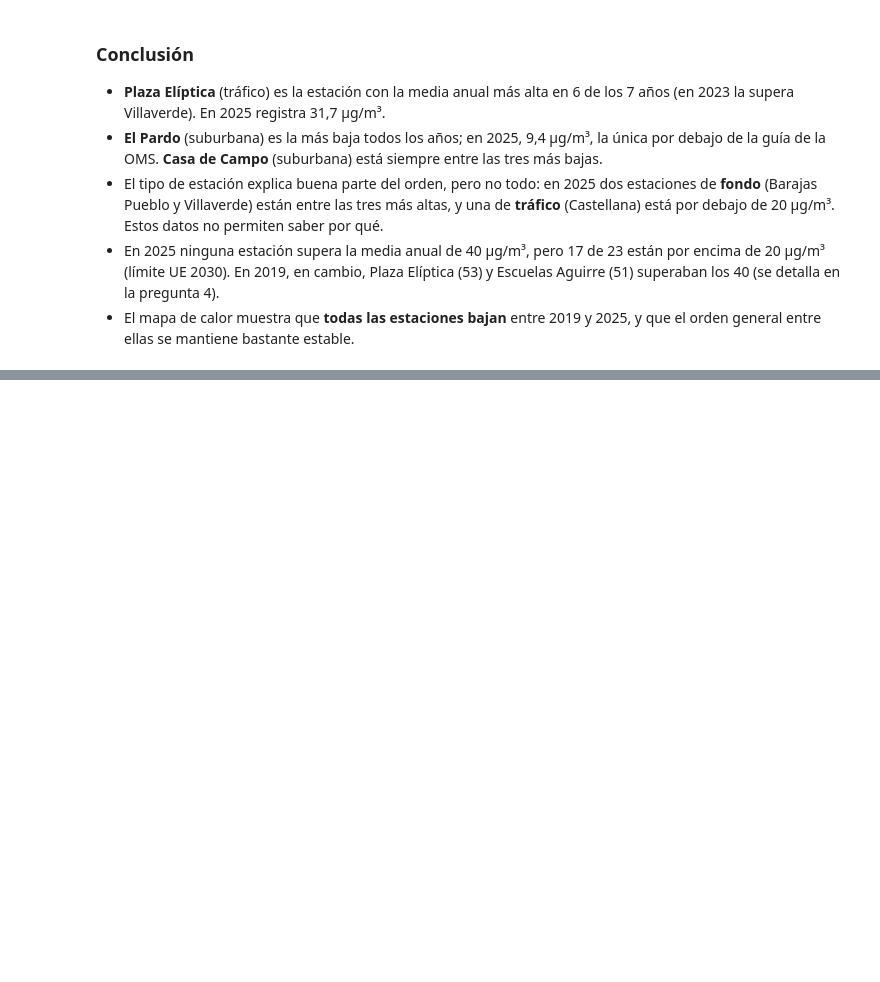
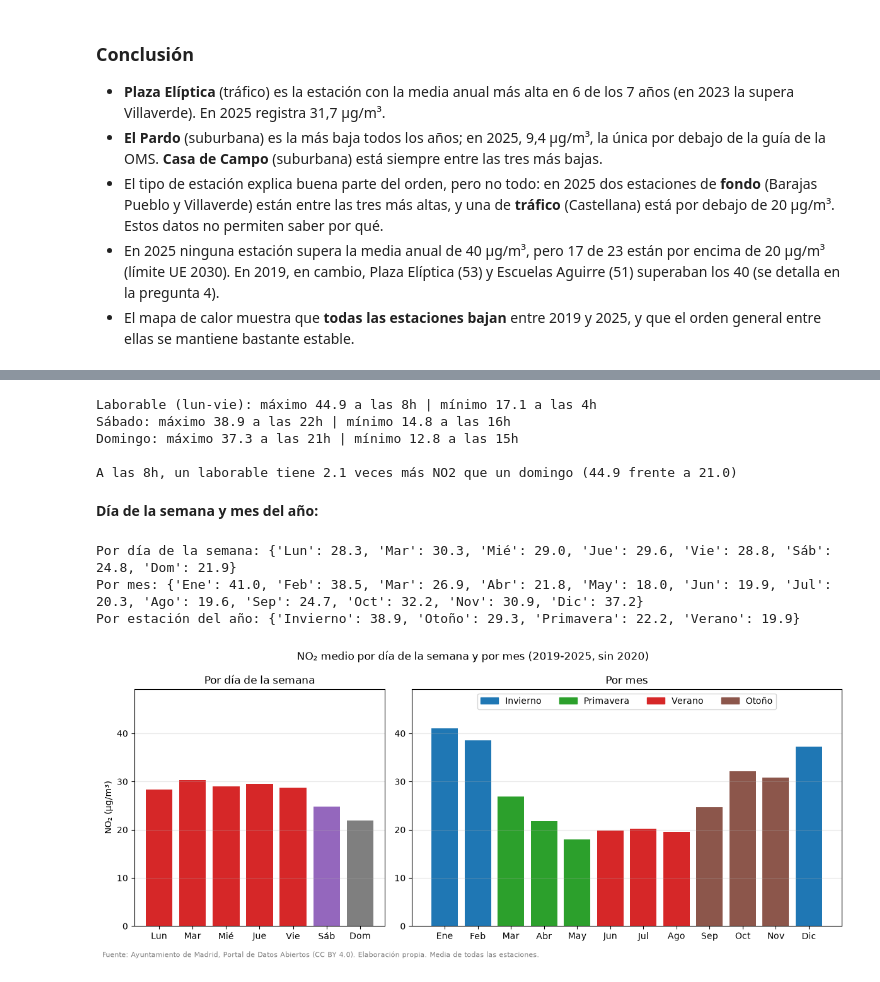
Before and after one commit to funki79/calidad-aire-madrid, a Jupyter notebook: notebooks/analisis.ipynb, the cells around one changed output, grey strips where cells are left out. Saved outputs shown, nothing was run; the diff lists cells and outputs as text; code cells hidden in the pictures; blank space fills up the shorter version.

```diff
--- a/notebooks/analisis.ipynb
+++ b/notebooks/analisis.ipynb
@@ -484,0 +546,63 @@ Diferencia entre la más alta y la más baja en 2025: 22.3 µg/m³
+# %%
+# Horas punta de cada tipo de día y diferencias
+for columna in perfil_horario.columns:
+    serie = perfil_horario[columna]
+    print(f"{columna}: máximo {serie.max():.1f} a las {serie.idxmax()}h | mínimo {serie.min():.1f} a las {serie.idxmin()}h")
+
+laborable = perfil_horario["Laborable (lun-vie)"]
+domingo = perfil_horario["Domingo"]
+print(f"\nA las 8h, un laborable tiene {laborable[8] / domingo[8]:.1f} veces más NO2 que un domingo "
+      f"({laborable[8]:.1f} frente a {domingo[8]:.1f})")
+# %% [output]
+Laborable (lun-vie): máximo 44.9 a las 8h | mínimo 17.1 a las 4h
+Sábado: máximo 38.9 a las 22h | mínimo 14.8 a las 16h
+Domingo: máximo 37.3 a las 21h | mínimo 12.8 a las 15h
+
+A las 8h, un laborable tiene 2.1 veces más NO2 que un domingo (44.9 frente a 21.0)
+# %% [markdown]
+**Día de la semana y mes del año:**
+# %%
+NOMBRES_DIAS = ["Lun", "Mar", "Mié", "Jue", "Vie", "Sáb", "Dom"]
+NOMBRES_MESES = ["Ene", "Feb", "Mar", "Abr", "May", "Jun", "Jul", "Ago", "Sep", "Oct", "Nov", "Dic"]
+
+por_dia = patrones.groupby("dia_semana")["valor"].mean()
+por_mes = patrones.groupby("mes")["valor"].mean()
+
+# Estación del año (meteorológica): invierno = dic-feb, primavera = mar-may, etc.
+ESTACION_ANIO = {12: "Invierno", 1: "Invierno", 2: "Invierno",
+                 3: "Primavera", 4: "Primavera", 5: "Primavera",
+                 6: "Verano", 7: "Verano", 8: "Verano",
+                 9: "Otoño", 10: "Otoño", 11: "Otoño"}
+COLORES_ESTACION = {"Invierno": "tab:blue", "Primavera": "tab:green", "Verano": "tab:red", "Otoño": "tab:brown"}
+por_estacion_anio = patrones.groupby(patrones["mes"].map(ESTACION_ANIO))["valor"].mean()
+
+print("Por día de la semana:", dict(zip(NOMBRES_DIAS, por_dia.round(1))))
+print("Por mes:", dict(zip(NOMBRES_MESES, por_mes.round(1))))
+print("Por estación del año:", por_estacion_anio.round(1).to_dict())
+# %% [output]
+Por día de la semana: {'Lun': 28.3, 'Mar': 30.3, 'Mié': 29.0, 'Jue': 29.6, 'Vie': 28.8, 'Sáb': 24.8, 'Dom': 21.9}
+Por mes: {'Ene': 41.0, 'Feb': 38.5, 'Mar': 26.9, 'Abr': 21.8, 'May': 18.0, 'Jun': 19.9, 'Jul': 20.3, 'Ago': 19.6, 'Sep': 24.7, 'Oct': 32.2, 'Nov': 30.9, 'Dic': 37.2}
+Por estación del año: {'Invierno': 38.9, 'Otoño': 29.3, 'Primavera': 22.2, 'Verano': 19.9}
+# %%
+from matplotlib.patches import Patch
+
+fig, (ax1, ax2) = plt.subplots(1, 2, figsize=(12, 5), gridspec_kw={"width_ratios": [7, 12]})
+
+ax1.bar(NOMBRES_DIAS, por_dia, color=["tab:red"] * 5 + ["tab:purple", "tab:gray"])
+ax1.set_title("Por día de la semana")
+ax1.set_ylabel("NO₂ (µg/m³)")
+
+colores_mes = [COLORES_ESTACION[ESTACION_ANIO[m]] for m in por_mes.index]
+ax2.bar(NOMBRES_MESES, por_mes, color=colores_mes)
+ax2.set_title("Por mes")
+ax2.legend(handles=[Patch(color=c, label=e) for e, c in COLORES_ESTACION.items()], loc="upper center", ncol=4)
+for ax in (ax1, ax2):
+    ax.set_ylim(0, por_mes.max() * 1.2)  # misma escala en los dos paneles
+    ax.grid(axis="y", alpha=0.3)
+
+fig.suptitle("NO₂ medio por día de la semana y por mes (2019-2025, sin 2020)")
+fig.text(0.01, 0.01, FUENTE + " Media de todas las estaciones.", fontsize=8, color="grey")
+plt.tight_layout(rect=(0, 0.03, 1, 1))
+plt.show()
+# %% [output]
+[figure, added]
```
Also changed, not shown: parts of 4 cells of this notebook.
